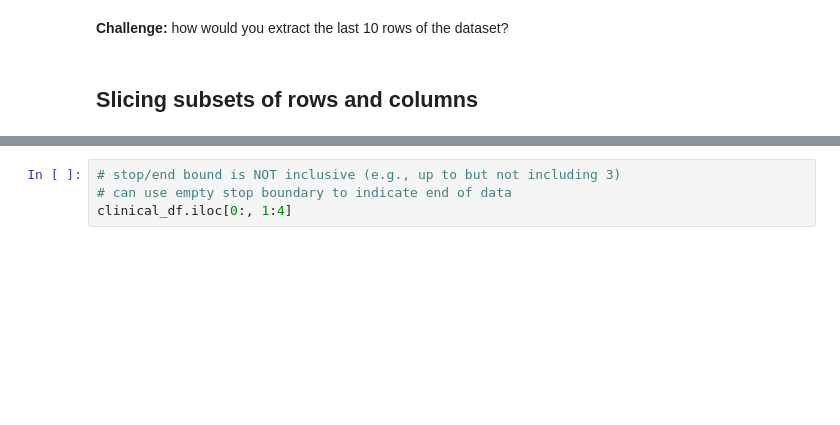
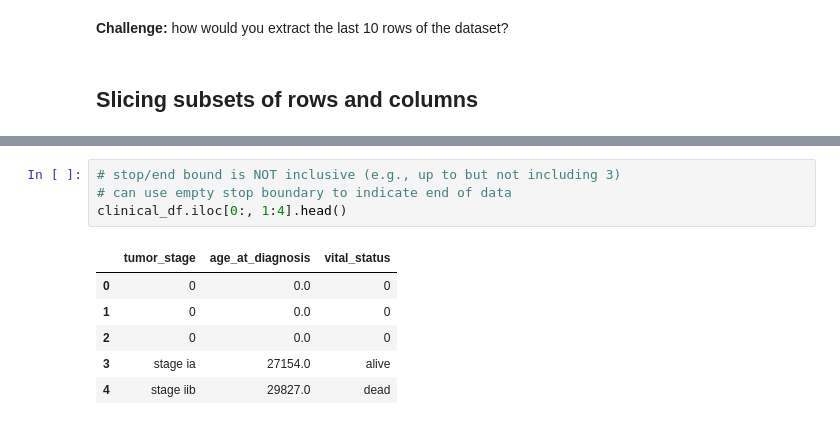
Before and after one commit to fredhutchio/python_intro, a Jupyter notebook: week2.ipynb, the cells around one changed output, grey strips where cells are left out. Cells and saved outputs as stored; diff of their text form; blank space fills up the shorter version.

```diff
--- a/week2.ipynb
+++ b/week2.ipynb
@@ -227,7 +317,14 @@ clinical_df.iloc[0:3, 1:4]
 # %%
 # stop/end bound is NOT inclusive (e.g., up to but not including 3)
 # can use empty stop boundary to indicate end of data
-clinical_df.iloc[0:, 1:4]
+clinical_df.iloc[0:, 1:4].head()
+# %% [output]
+|  | tumor_stage | age_at_diagnosis | vital_status |
+| 0 | 0 | 0.0 | 0 |
+| 1 | 0 | 0.0 | 0 |
+| 2 | 0 | 0.0 | 0 |
+| 3 | stage ia | 27154.0 | alive |
+| 4 | stage iib | 29827.0 | dead |
 # %%
 # loc is for label indexing (integers interpreted as labels)
 # start and stop bound are inclusive
```
Also changed, not shown: parts of 57 cells of this notebook.
